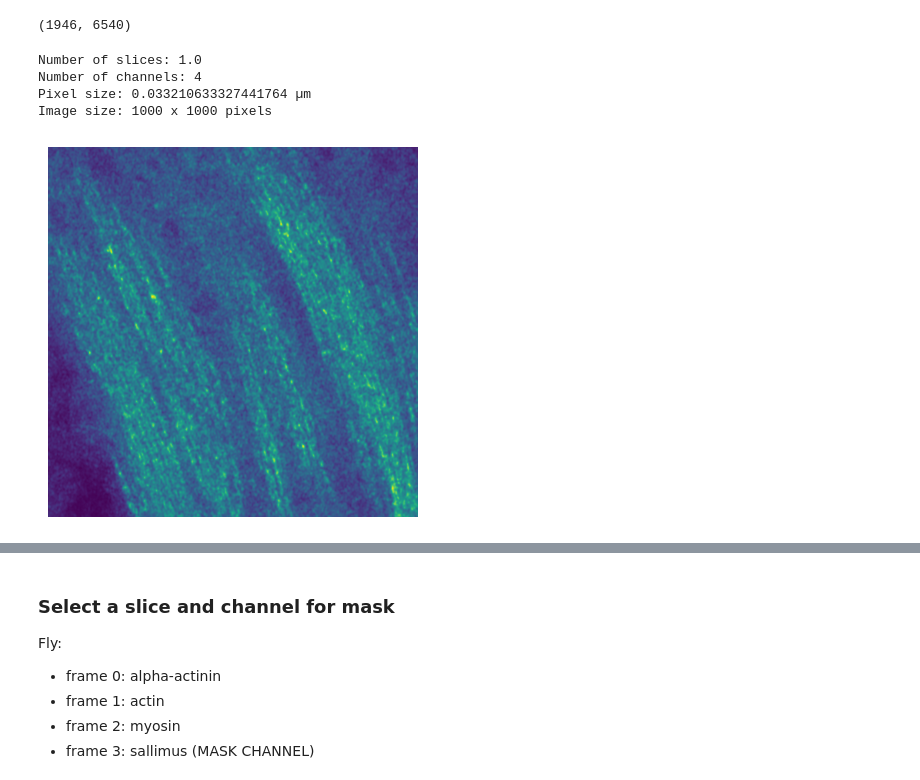
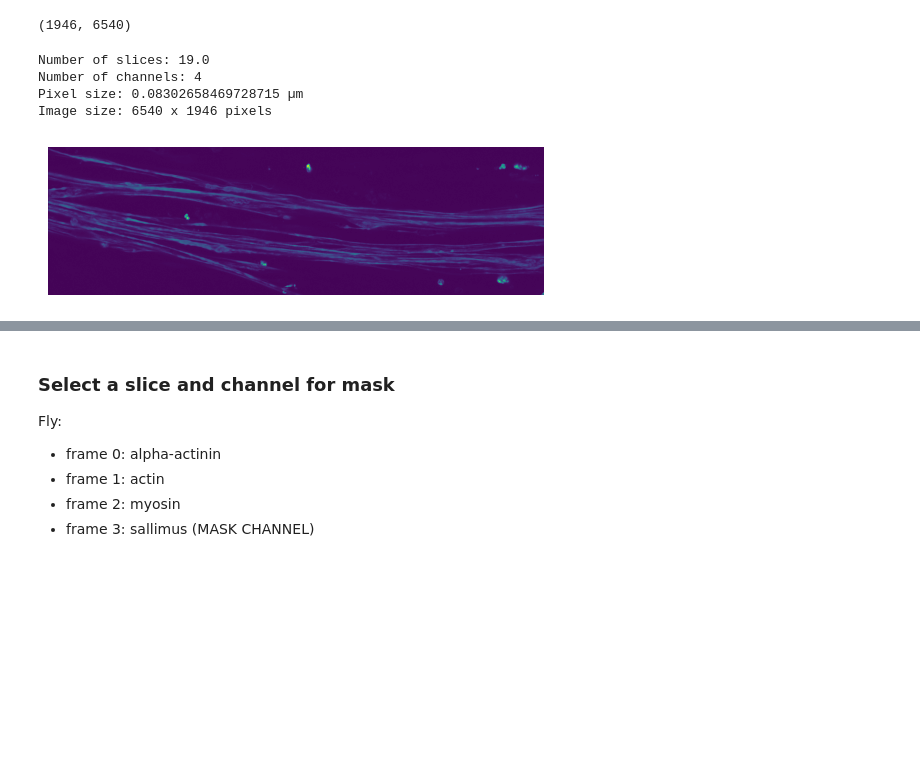
Before and after one commit to Roland0206/Capstone, a Jupyter notebook: test.ipynb, the cells around one changed output, grey strips where cells are left out. Cells and saved outputs as stored; diff of their text form; code cells hidden in the pictures; blank space fills up the shorter version.

```diff
--- a/test.ipynb
+++ b/test.ipynb
@@ -77,7 +77,7 @@ input_figures_directory = 'Data/'
 fly1_image_name = '2023.06.12_MhcGFPweeP26_24hrsAPF_Phallo568_647nano62actn_405nano2sls_100Xz2.5_1_2.tif'
 fly2_image_name = '2023.06.12_MhcGFPweeP26_30hrsAPF_Phallo568_647nano62actn_405nano2sls_100Xz2.5_1_2.tif'
 human_image_name = 'Trial8_D12_488-TTNrb+633-MHCall_DAPI+568-Rhod_100X_01_stitched.tif'
-image_filename = fly1_image_name
+image_filename = human_image_name
 
 raw_path = os.path.join(input_figures_directory, image_filename)
 
@@ -119,37 +119,37 @@ def display_frame(channel_index, slice_index=0):
     # Display the image
     fig, ax = plt.subplots()
     ax.imshow(raw)
     ax.axis('off')  # Remove axis
     plt.show()
 
     # Display the widget
     display(channel_widget)
     if 'slice_widget' in locals():
         display(slice_widget)
 
 # Call the function to display the initial frame
 if 'slice_widget' in locals():
     display_frame(channel_widget.value,slice_widget.value)
 else:
     display_frame(channel_widget.value)
 
 # Define the function to update the displayed frame
 def update_channel(change):
     display_frame(change.new, slice_widget.value if 'slice_widget' in locals() else 0)
 
 def update_slice(change):
     display_frame(channel_widget.value, change.new)
 
 # Connect the widget to the update function
 channel_widget.observe(update_channel, 'value')
 if 'slice_widget' in locals():
     slice_widget.observe(update_slice, 'value')
 # %% [output]
-Number of slices: 1.0
+Number of slices: 19.0
 Number of channels: 4
-Pixel size: 0.033210633327441764 µm
-Image size: 1000 x 1000 pixels
+Pixel size: 0.08302658469728715 µm
+Image size: 6540 x 1946 pixels
-[figure, old version]
+[figure, new version]
 [interactive output not drawn]
 # %% [markdown]
 ### Select a slice and channel for mask
```
Also changed, not shown: 7 other files.
